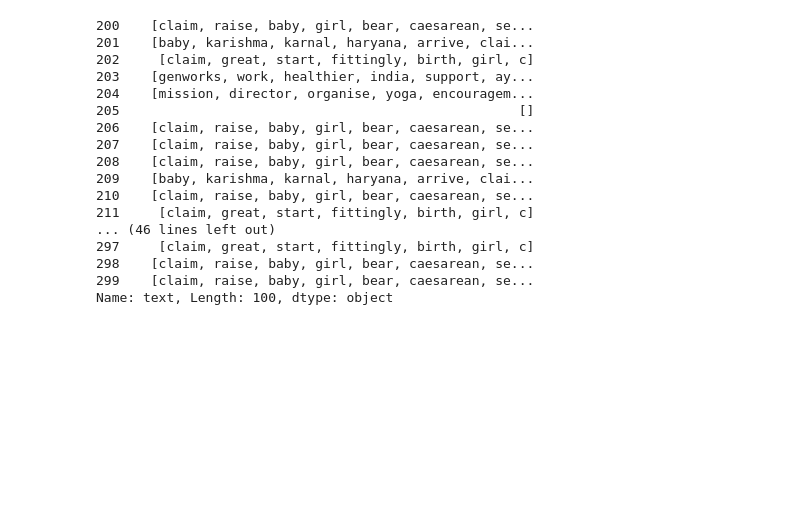
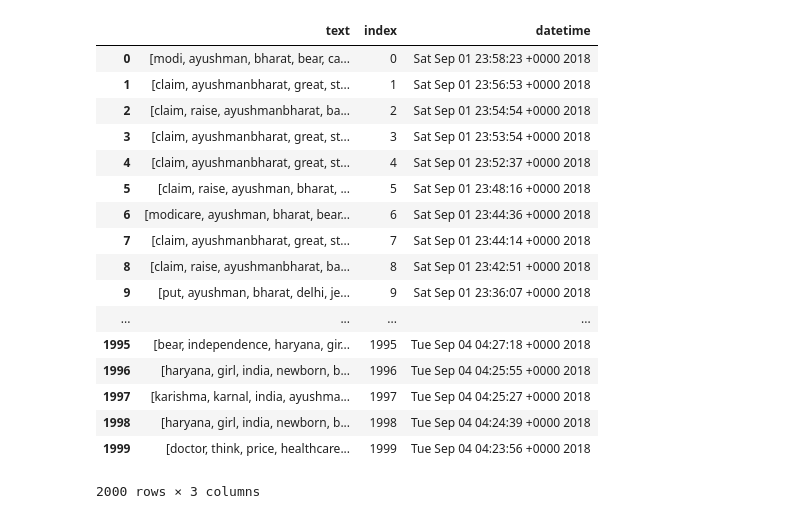
Before and after one commit to sagban/twitter-modelling, a Jupyter notebook: lda.ipynb, the cells around one changed output. Cells and saved outputs as stored; diff of their text form; code cells hidden in the pictures; blank space fills up the shorter version.

```diff
--- a/lda.ipynb
+++ b/lda.ipynb
@@ -41,0 +77,4 @@ for k, v in dictionary.iteritems():
+# %%
+def rem_user(t):
+    t = re.sub('@[^\s]+','',t)
+    return re.sub('@[^\s]+','',t)
@@ -41,0 +85,3 @@ for k, v in dictionary.iteritems():
+# %%
+def spellcheck(text):
+    return  re.sub(r'[^a-z]', '', text)
@@ -41,0 +92,12 @@ for k, v in dictionary.iteritems():
+# %%
+def preprocess(text):
+    text = remove_url(text)
+    text = rem_user(text)
+    result = []
+    for token in gensim.utils.simple_preprocess(text):
+        if token not in gensim.parsing.preprocessing.STOPWORDS and len(token) > 3:
+            lem = lemmatize(token)
+            spl = spellcheck(lem)
+            if len(spl) > 2:
+                result.append(spl)
+    return result
@@ -42,20 +124,24 @@ for k, v in dictionary.iteritems():
+# %%
+processed_docs = document
+processed_docs['text'] = processed_docs['text'].map(preprocess)
 # %%
-processed_docs[200:300]
+processed_docs
 # %% [output]
+|  | text | index | datetime |
+| 0 | [modi, ayushman, bharat, bear, ca... | 0 | Sat Sep 01 23:58:23 +0000 2018 |
+| 1 | [claim, ayushmanbharat, great, st... | 1 | Sat Sep 01 23:56:53 +0000 2018 |
+| 2 | [claim, raise, ayushmanbharat, ba... | 2 | Sat Sep 01 23:54:54 +0000 2018 |
+| 3 | [claim, ayushmanbharat, great, st... | 3 | Sat Sep 01 23:53:54 +0000 2018 |
+| 4 | [claim, ayushmanbharat, great, st... | 4 | Sat Sep 01 23:52:37 +0000 2018 |
+| 5 | [claim, raise, ayushman, bharat, ... | 5 | Sat Sep 01 23:48:16 +0000 2018 |
+| 6 | [modicare, ayushman, bharat, bear... | 6 | Sat Sep 01 23:44:36 +0000 2018 |
+| 7 | [claim, ayushmanbharat, great, st... | 7 | Sat Sep 01 23:44:14 +0000 2018 |
+| 8 | [claim, raise, ayushmanbharat, ba... | 8 | Sat Sep 01 23:42:51 +0000 2018 |
+| 9 | [put, ayushman, bharat, delhi, je... | 9 | Sat Sep 01 23:36:07 +0000 2018 |
+| ... | ... | ... | ... |
+| 1995 | [bear, independence, haryana, gir... | 1995 | Tue Sep 04 04:27:18 +0000 2018 |
+| 1996 | [haryana, girl, india, newborn, b... | 1996 | Tue Sep 04 04:25:55 +0000 2018 |
+| 1997 | [karishma, karnal, india, ayushma... | 1997 | Tue Sep 04 04:25:27 +0000 2018 |
+| 1998 | [haryana, girl, india, newborn, b... | 1998 | Tue Sep 04 04:24:39 +0000 2018 |
+| 1999 | [doctor, think, price, healthcare... | 1999 | Tue Sep 04 04:23:56 +0000 2018 |
-200    [claim, raise, baby, girl, bear, caesarean, se...
-201    [baby, karishma, karnal, haryana, arrive, clai...
-202     [claim, great, start, fittingly, birth, girl, c]
-203    [genworks, work, healthier, india, support, ay...
-204    [mission, director, organise, yoga, encouragem...
-205                                                   []
-206    [claim, raise, baby, girl, bear, caesarean, se...
-207    [claim, raise, baby, girl, bear, caesarean, se...
-208    [claim, raise, baby, girl, bear, caesarean, se...
-209    [baby, karishma, karnal, haryana, arrive, clai...
-210    [claim, raise, baby, girl, bear, caesarean, se...
-211     [claim, great, start, fittingly, birth, girl, c]
-... (46 lines left out)
-297     [claim, great, start, fittingly, birth, girl, c]
-298    [claim, raise, baby, girl, bear, caesarean, se...
-299    [claim, raise, baby, girl, bear, caesarean, se...
-Name: text, Length: 100, dtype: object
+2000 rows × 3 columns
```
Also changed, not shown: parts of 34 cells of this notebook.
